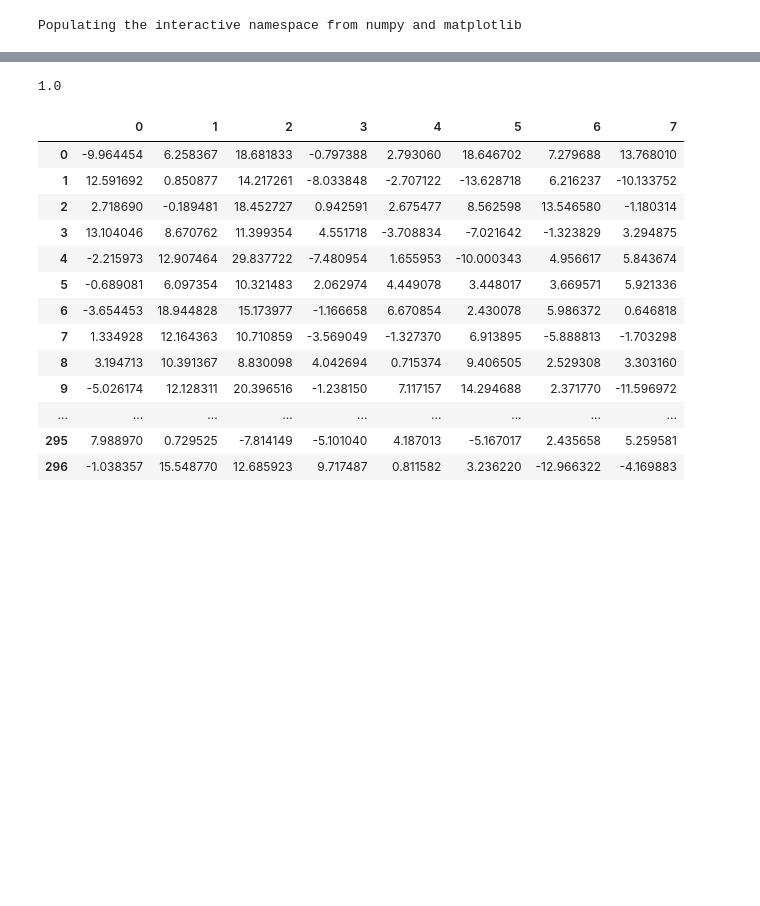
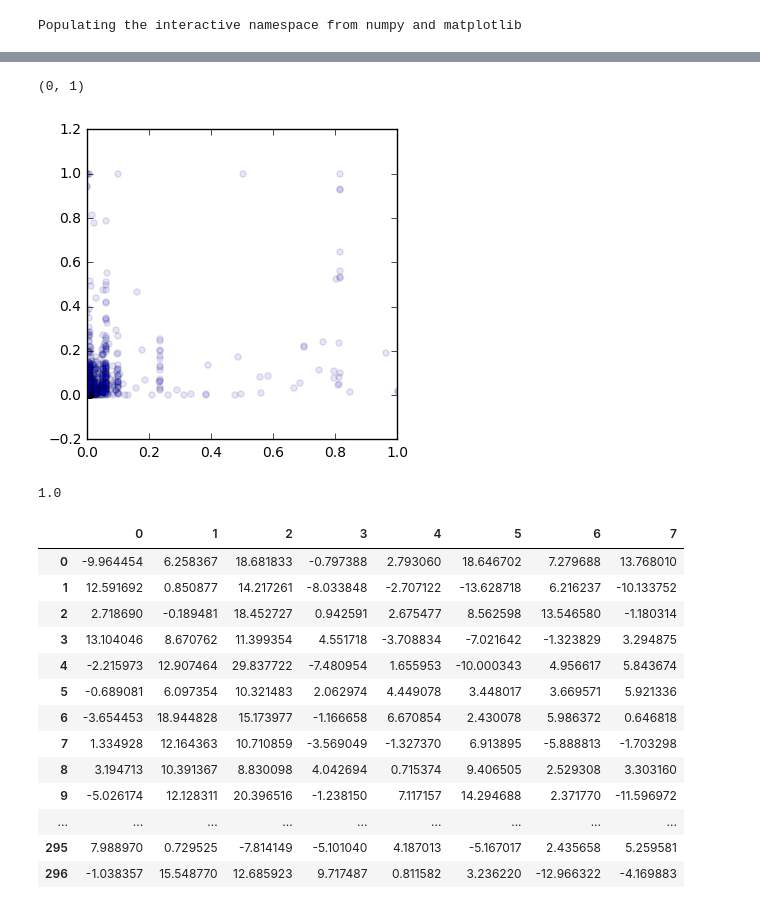
Before and after one commit to erjenkins29/brand-fp, a Jupyter notebook: hinton_trial.ipynb, the cells around one changed output, grey strips where cells are left out. Cells and saved outputs as stored; diff of their text form; code cells hidden in the pictures; blank space fills up the shorter version.

```diff
--- a/hinton_trial.ipynb
+++ b/hinton_trial.ipynb
@@ -41,3 +38,10 @@ with open('r')
+# %%
+figsize(4,4)
+scatter(y_pred,y_act, alpha=.1)
+xlim(0,1)
+# %% [output]
+(0, 1)
+[figure, added]
 # %%
 
 from sklearn.metrics import r2_score
```
Also changed, not shown: parts of 4 cells of this notebook, 1 other file.
